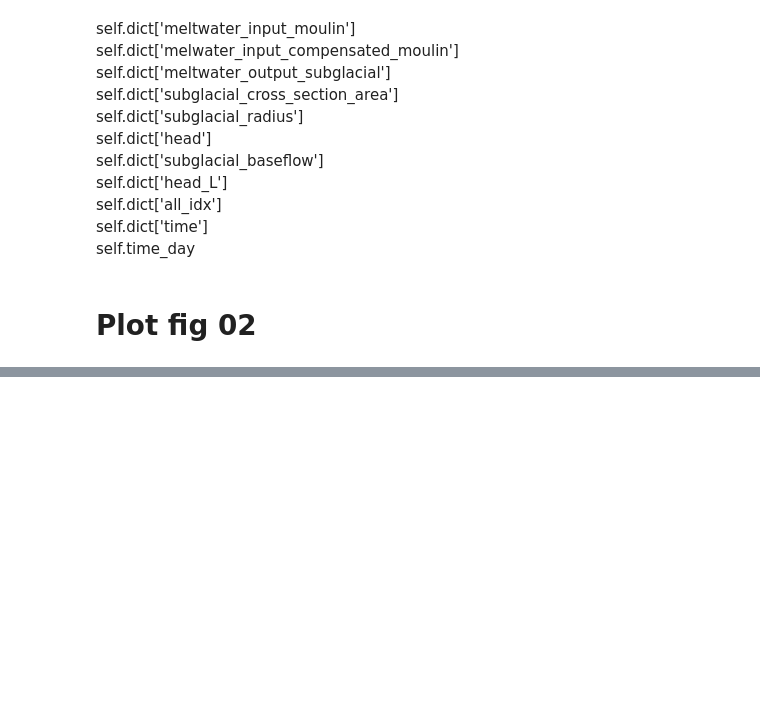
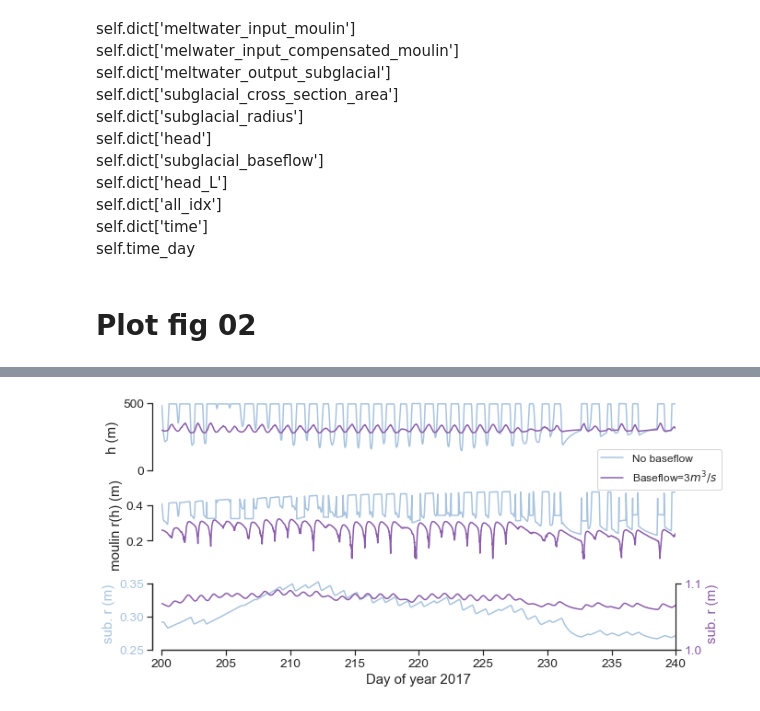
Before and after one commit to cctrunz/ModelRepo_pyMouShBaseflow_paper, a Jupyter notebook: Plot_figures_with_JEME.ipynb, the cells around one changed output, grey strips where cells are left out. Saved outputs shown, nothing was run; the diff lists cells and outputs as text; code cells hidden in the pictures; blank space fills up the shorter version.

```diff
--- a/Plot_figures_with_JEME.ipynb
+++ b/Plot_figures_with_JEME.ipynb
@@ -509,0 +612,59 @@ ValueError: Expected the given number of width ratios to match the number of col
+# %%
+import seaborn as sns
+sns.set()
+sns.set_theme(style="ticks", font_scale=1.25)
+palette = sns.color_palette('BuPu', n_colors=2)
+
+def extract_radius(moulin_sim):
+    radius = np.zeros(len(moulin_sim.dict['head']))
+    head_all = np.zeros(len(moulin_sim.dict['head']))
+    for idx in np.arange(len(moulin_sim.dict['head'])):
+        head = moulin_sim.dict['head'][idx]
+        idx_position = find_nearest(moulin_sim.z,head)
+        radius[idx] = moulin_sim.listdict[idx]['moulin_radius_minor'][idx_position]
+        head_all[idx] = head
+    return radius,head_all
+
+radius_jeme_brut, head_brut = extract_radius(bf0_fix)
+radius_jeme_bf3, head_bf3 = extract_radius(bf3_fix)
+
+time_brut = np.array(bf0_fix.time_day)
+time_bf3 = np.array(bf3_fix.time_day)
+
+fig, axs = plt.subplots(3, sharex=False, figsize=(10,5))
+
+axs[0].plot(time_brut , head_brut, label= 'brut', color=palette[0])
+axs[0].plot(time_bf3 , head_bf3, label= 'baseflow 3', color=palette[1])
+axs[0].set_ylabel('h (m)')
+axs[0].set_xlim([200,240])
+
+axs[1].plot(time_brut , radius_jeme_brut, label= 'No baseflow', color=palette[0])
+axs[1].plot(time_bf3 , radius_jeme_bf3, label= 'Baseflow=3$m^3/s$', color=palette[1])
+axs[1].set_ylabel('moulin r(h) (m)')
+axs[1].set_xlim([200,240])
+axs[1].legend(loc=1, prop={'size': 12},bbox_to_anchor=(1.1, 1.6), bbox_transform=axs[1].transAxes)
+
+ax2 = axs[2].twinx()
+axs[2].plot(time_brut , bf0_fix.dict['subglacial_radius'], label= 'brut', color=palette[0])
+ax2.plot(time_bf3 , bf3_fix.dict['subglacial_radius'], label= 'baseflow 3', color=palette[1])
+axs[2].set_ylabel('sub. r (m)', color=palette[0])
+axs[2].set_ylim([0.25,0.36])
+ax2.set_ylim([1,1.11])
+axs[2].set_xlim([200,240])
+ax2.set_ylabel('sub. r (m)', color=palette[1])
+axs[2].tick_params(axis='y', labelcolor=palette[0])
+ax2.tick_params(axis='y', labelcolor=palette[1])
+axs[2].set_xlabel('Day of year 2017')
+
+sns.despine(trim=True, offset=[10,0])
+
+sns.despine(ax=axs[0],bottom=True)
+sns.despine(ax=axs[1],bottom=True)
+sns.despine(ax=ax2,right=False)
+axs[0].set_xticks([])
+axs[1].set_xticks([])
+
+
+plt.savefig('fig05.pdf')
+# %% [output]
+[figure, added]
```
Also changed, not shown: parts of 3 cells of this notebook, 3 other files.
